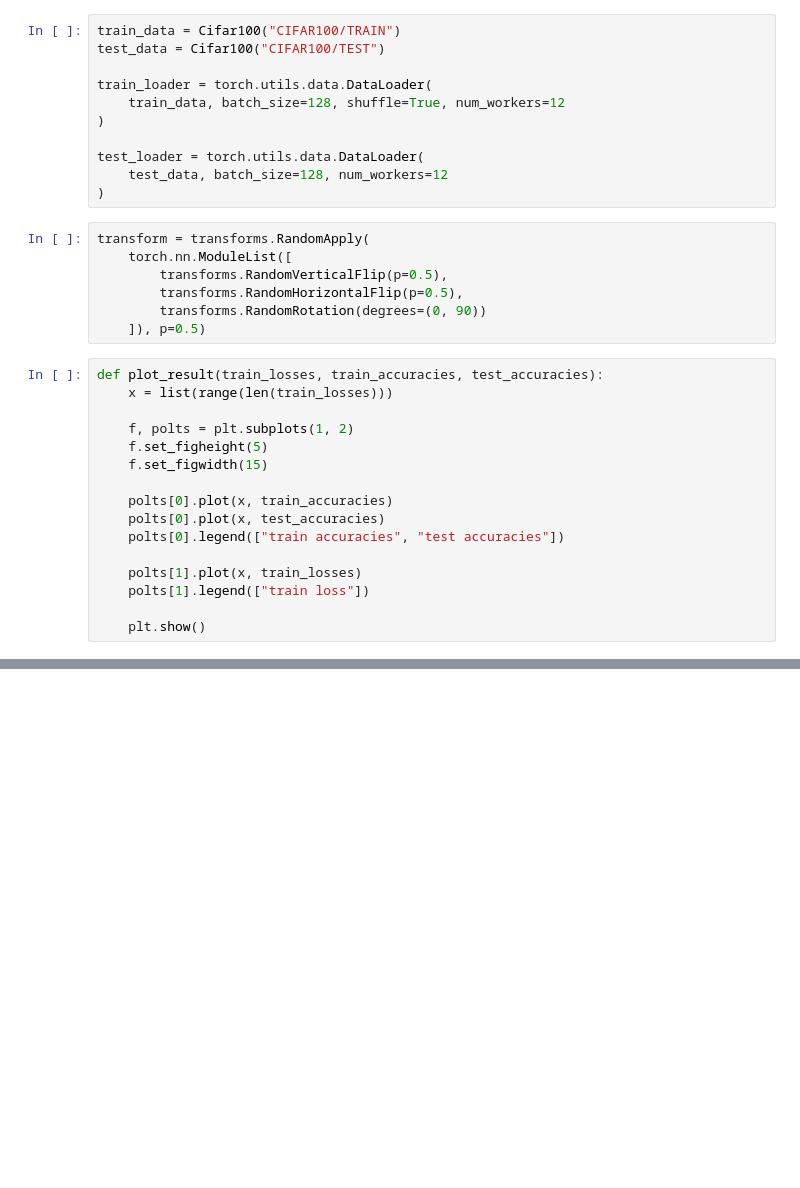
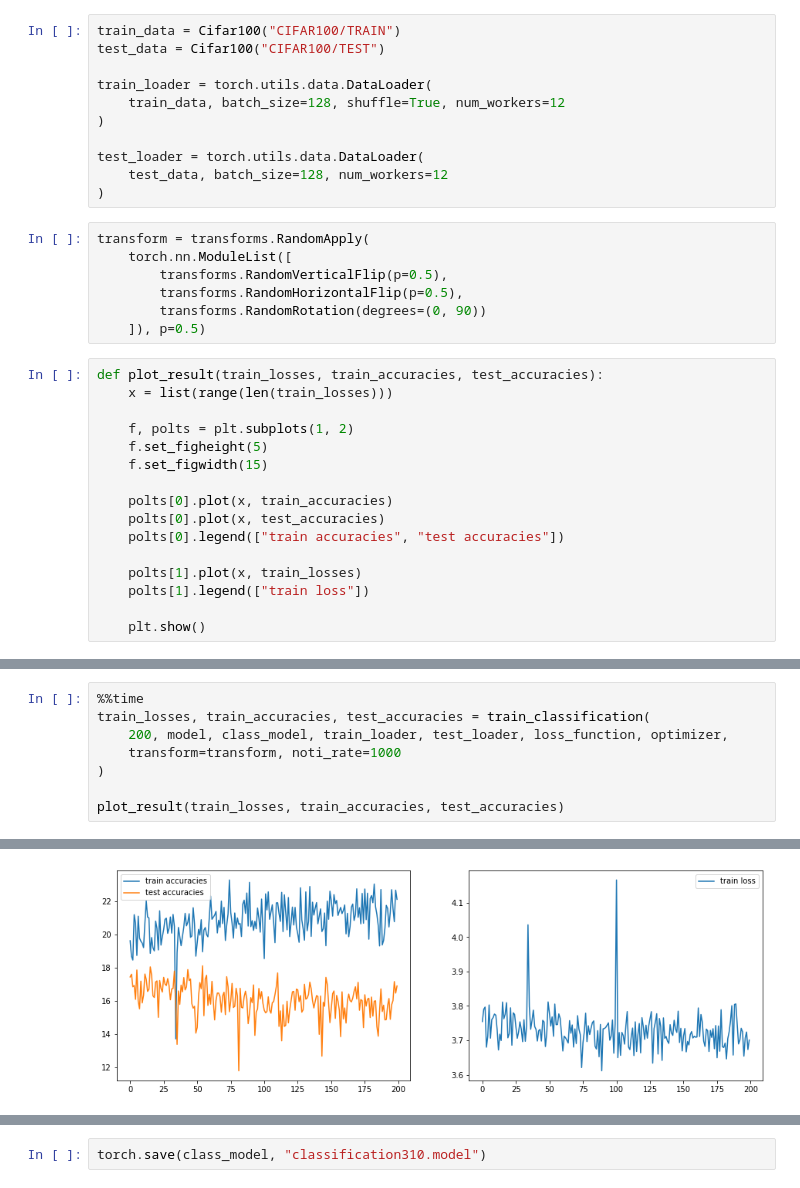
Before and after one commit to BabylenMagnus/MIL_test, a Jupyter notebook: train classification.ipynb, the cells around one changed output, grey strips where cells are left out. Saved outputs shown, nothing was run; the diff lists cells and outputs as text; blank space fills up the shorter version.

```diff
--- a/train classification.ipynb
+++ b/train classification.ipynb
@@ -120,0 +124,9 @@ sum(out.argmax(1) == classes).item()
+# %%
+%%time
+train_losses, train_accuracies, test_accuracies = train_classification(
+    200, model, class_model, train_loader, test_loader, loss_function, optimizer,
+    transform=transform, noti_rate=1000
+)
+
+plot_result(train_losses, train_accuracies, test_accuracies)
+# %% [output]
@@ -120,0 +150 @@ sum(out.argmax(1) == classes).item()
+[figure, added]
@@ -120,0 +153,2 @@ sum(out.argmax(1) == classes).item()
+# %%
+torch.save(class_model, "classification310.model")
```
Also changed, not shown: parts of 12 cells of this notebook, 7 other files.
